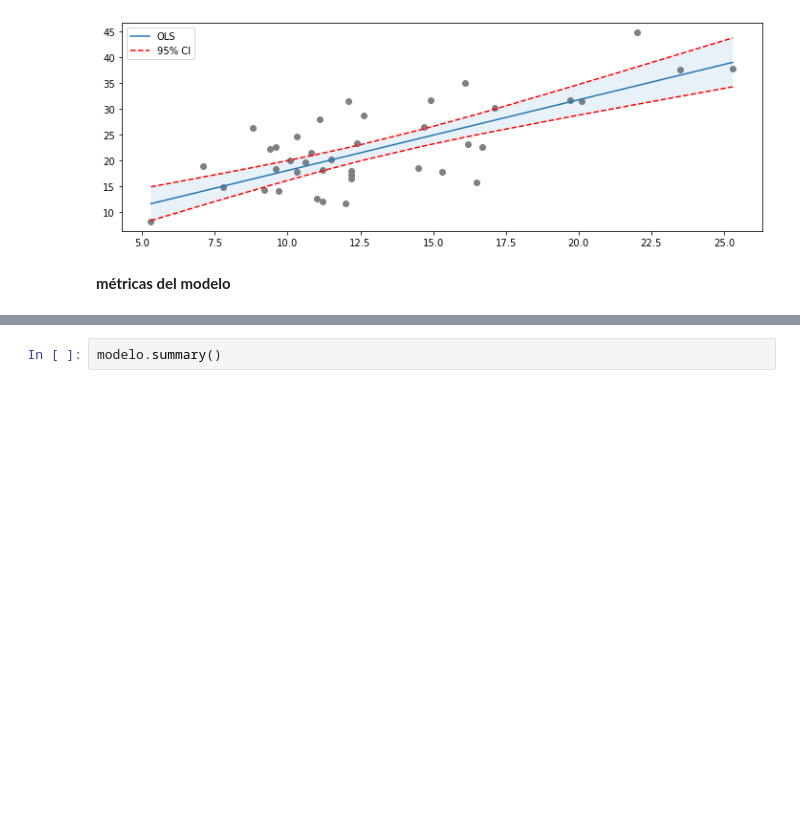
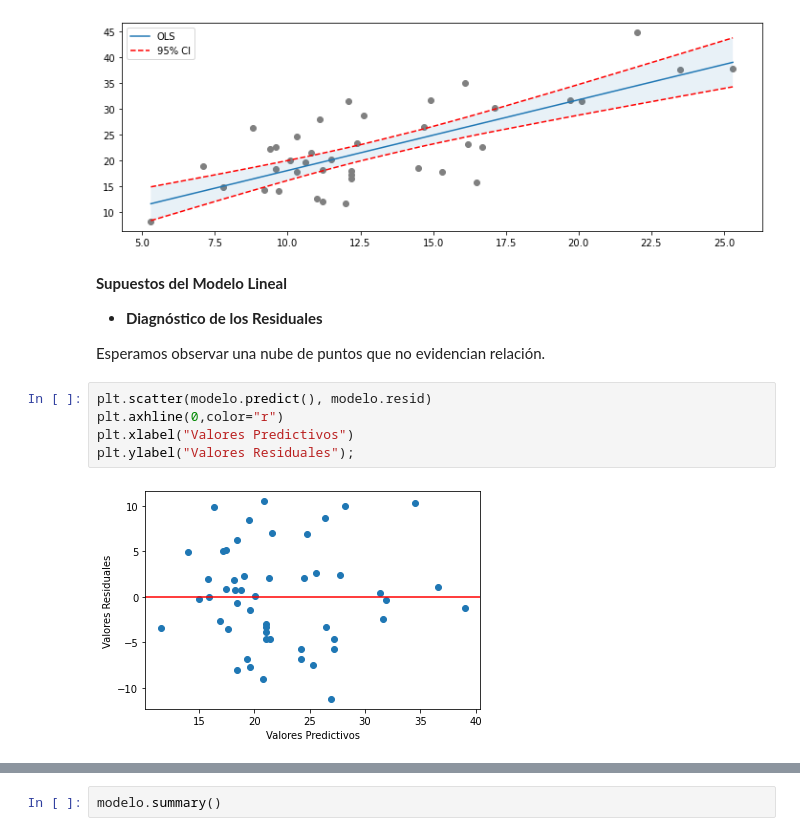
Before and after one commit to rodstaticPUC/Reg_Lineal_particiones, a Jupyter notebook: Nat_pobrez_Adol.ipynb, the cells around one changed output, grey strips where cells are left out. Drawn from its saved outputs; the diff is of its cells as text; blank space fills up the shorter version.

```diff
--- a/Nat_pobrez_Adol.ipynb
+++ b/Nat_pobrez_Adol.ipynb
@@ -296,4 +302,16 @@ ax.legend();
 # %% [output]
 [figure]
 # %% [markdown]
-**métricas del modelo**
+
+**Supuestos del Modelo Lineal**
+
+- **Diagnóstico de los Residuales**
+
+Esperamos observar una nube de puntos que no evidencian relación.
+# %%
+plt.scatter(modelo.predict(), modelo.resid)
+plt.axhline(0,color="r")
+plt.xlabel("Valores Predictivos")
+plt.ylabel("Valores Residuales");
+# %% [output]
+[figure, added]
```
Also changed, not shown: parts of 5 cells of this notebook.
